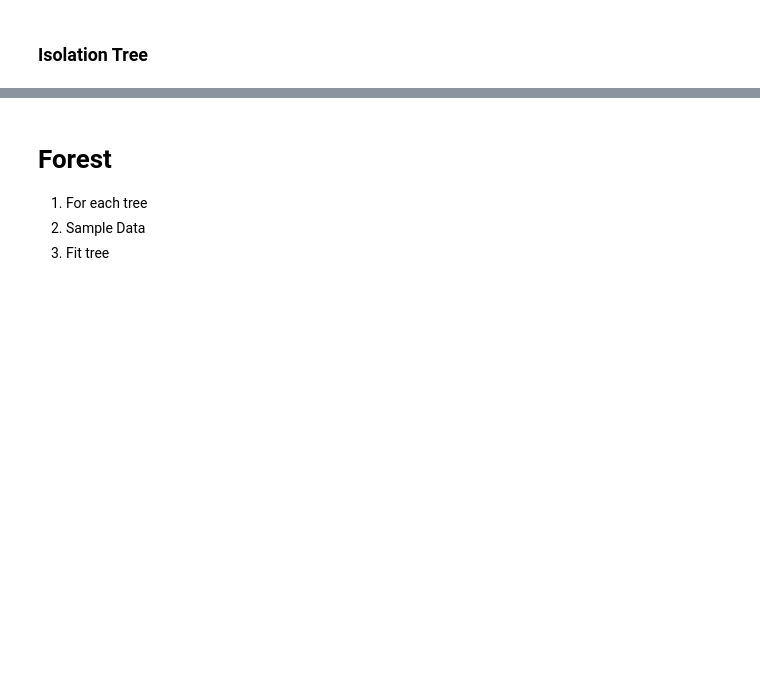
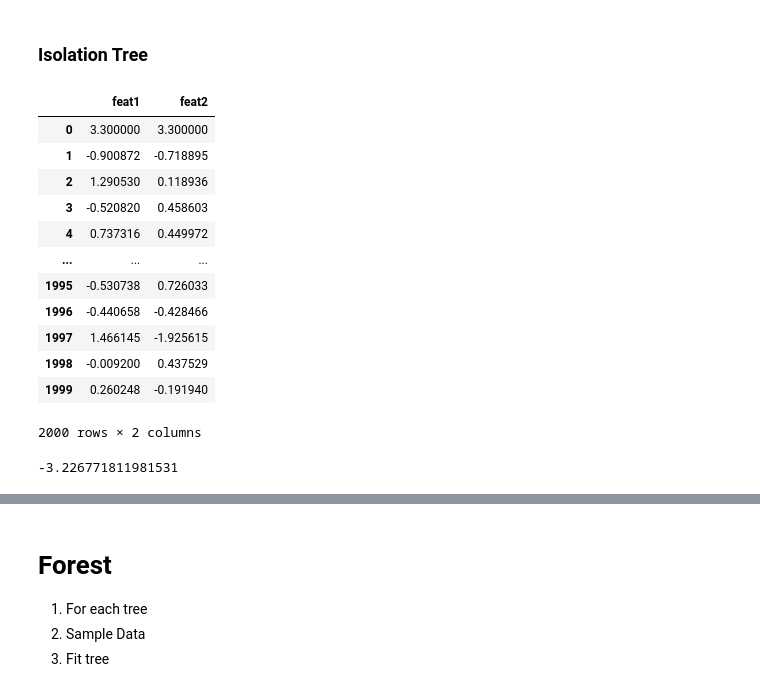
Before and after one commit to cmougan/IsolationForest, a Jupyter notebook: IsolationForest.ipynb, the cells around one changed output, grey strips where cells are left out. Cells and saved outputs as stored; diff of their text form; code cells hidden in the pictures; blank space fills up the shorter version.

```diff
--- a/IsolationForest.ipynb
+++ b/IsolationForest.ipynb
@@ -89,3 +94,19 @@ a,b =split_data(X,
           select_value(X,select_feature(X)))
 # %% [markdown]
 ### Isolation Tree
+# %%
+X
+# %% [output]
+|  | feat1 | feat2 |
+| 0 | 3.300000 | 3.300000 |
+| 1 | -0.900872 | -0.718895 |
+| 2 | 1.290530 | 0.118936 |
+| 3 | -0.520820 | 0.458603 |
+| 4 | 0.737316 | 0.449972 |
+| ... | ... | ... |
+| 1995 | -0.530738 | 0.726033 |
+| 1996 | -0.440658 | -0.428466 |
+| 1997 | 1.466145 | -1.925615 |
+| 1998 | -0.009200 | 0.437529 |
+| 1999 | 0.260248 | -0.191940 |
+2000 rows × 2 columns
@@ -92,3 +123,7 @@ a,b =split_data(X,
+# %%
+classify_data(X)
+# %% [output]
+-3.226771811981531
 # %%
 def isolation_tree(df,counter=0, max_depth=50,random_subspace=False):
         # data preparations
```
Also changed, not shown: parts of 16 cells of this notebook, 3 other files.
